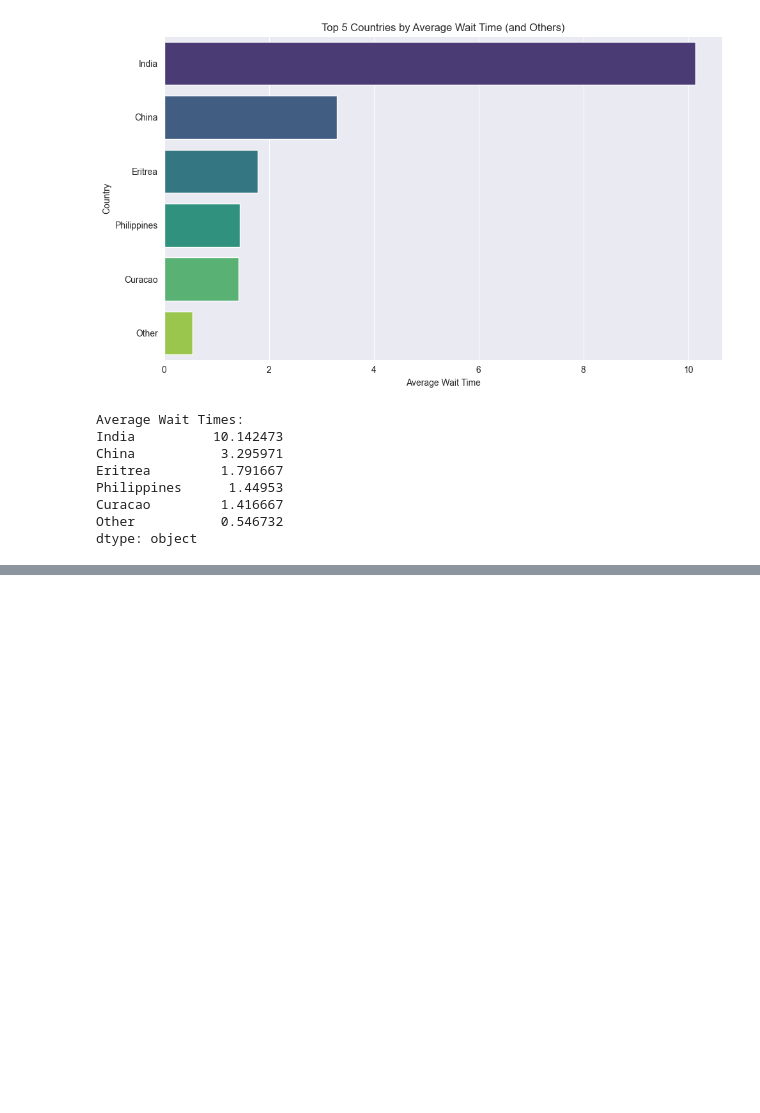
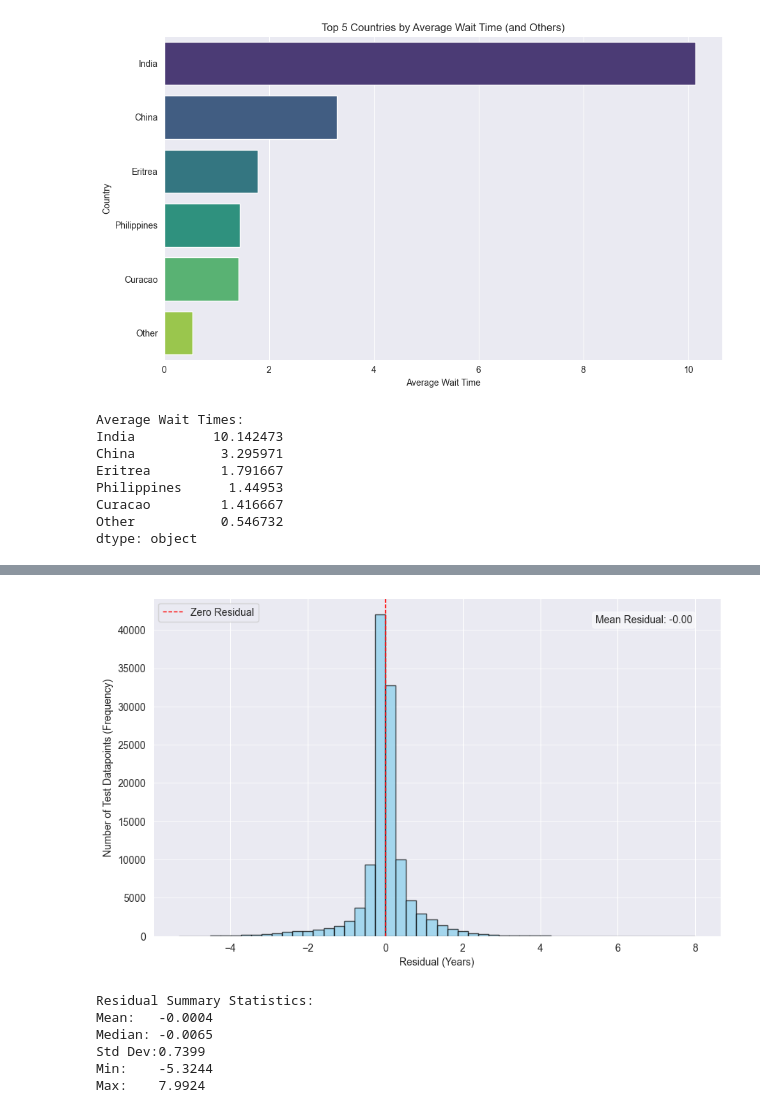
Before and after one commit to GavinLynch04/GreenCardResearch, a Jupyter notebook: Models/visualizations.ipynb, the cells around one changed output, grey strips where cells are left out. Drawn from its saved outputs; the diff is of its cells as text; code cells hidden in the pictures; blank space fills up the shorter version.

```diff
--- a/Models/visualizations.ipynb
+++ b/Models/visualizations.ipynb
@@ -240,0 +478,53 @@ dtype: object
+# %%
+y_pred = base_model.predict(x_test)
+
+residuals = y_test - y_pred
+
+# --- 2. Plotting Code ---
+plt.figure(figsize=(10, 6))
+
+# Create the histogram
+# 'bins' controls how many bars are in the histogram. 'auto' is often a good start.
+# You can also set it to an integer, e.g., bins=30
+plt.hist(residuals, bins=50, color='skyblue', edgecolor='black', alpha=0.7)
+
+# Add a vertical line at zero to show the center
+plt.axvline(0, color='red', linestyle='--', linewidth=1, label='Zero Residual')
+
+# Add labels and title
+plt.xlabel("Residual (Years)")
+plt.ylabel("Number of Test Datapoints (Frequency)")
+plt.legend() # Show the legend for the vertical line
+plt.grid(axis='y', alpha=0.75) # Add horizontal grid lines for easier frequency reading
+
+# Optional: Add text about the mean residual
+mean_residual = np.mean(residuals)
+plt.text(
+    0.95,
+    0.95,
+    f"Mean Residual: {mean_residual:.2f}",
+    ha='right',
+    va='top',
+    transform=plt.gca().transAxes, # Position relative to axes
+    bbox=dict(boxstyle='round,pad=0.3', fc='white', alpha=0.5)
+)
+
+
+# Display the plot
+plt.show()
+
+# --- Optional: Print summary statistics ---
+print("\nResidual Summary Statistics:")
+print(f"Mean:   {np.mean(residuals):.4f}")
+print(f"Median: {np.median(residuals):.4f}")
+print(f"Std Dev:{np.std(residuals):.4f}")
+print(f"Min:    {np.min(residuals):.4f}")
+print(f"Max:    {np.max(residuals):.4f}")
+# %% [output]
+[figure, added]
+Residual Summary Statistics:
+Mean:   -0.0004
+Median: -0.0065
+Std Dev:0.7399
+Min:    -5.3244
+Max:    7.9924
```
Also changed, not shown: parts of 3 cells of this notebook.
